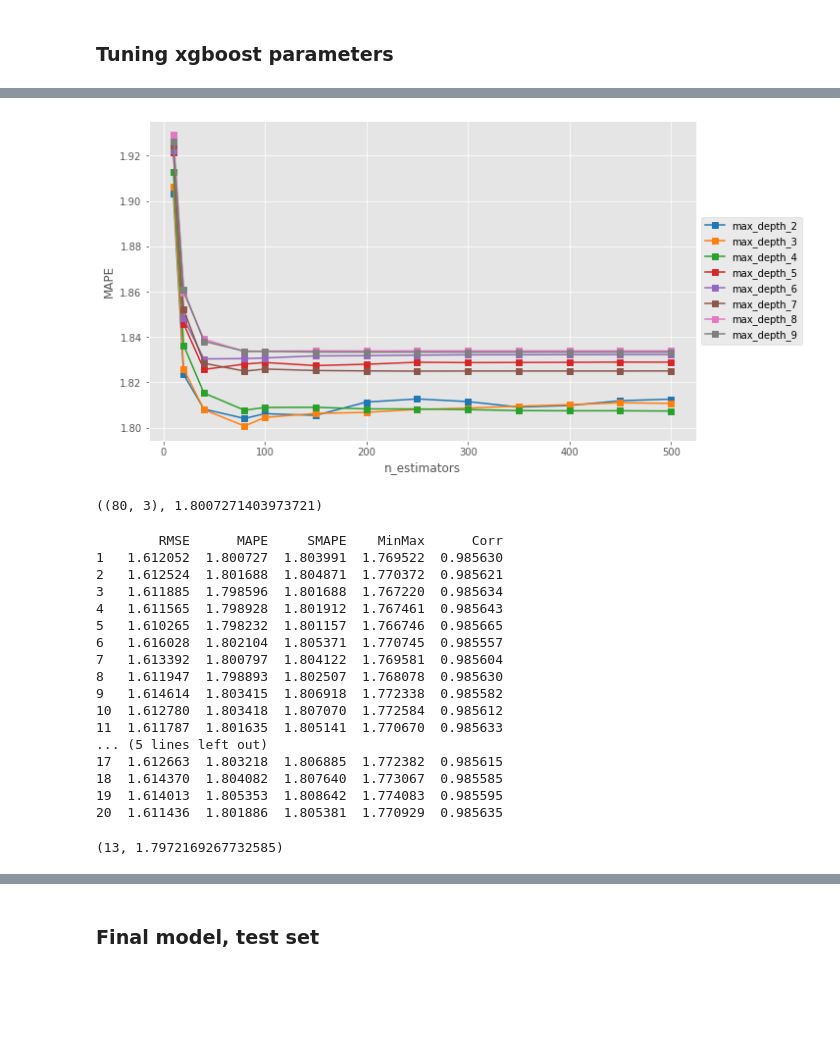
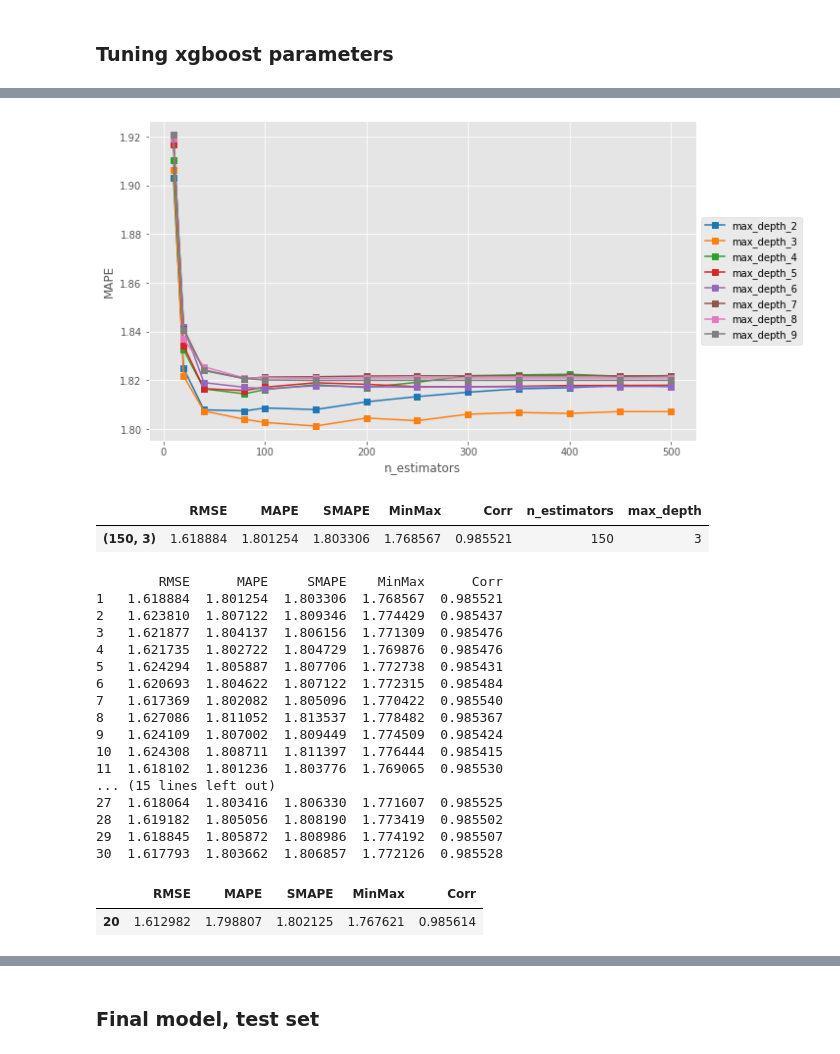
Before and after one commit to vimtex/ds_projects, a Jupyter notebook: stock_price/fslr/5_xgboost.ipynb, the cells around one changed output, grey strips where cells are left out. Saved outputs shown, nothing was run; the diff lists cells and outputs as text; code cells hidden in the pictures; blank space fills up the shorter version.

```diff
--- a/stock_price/fslr/5_xgboost.ipynb
+++ b/stock_price/fslr/5_xgboost.ipynb
@@ -323,9 +285,0 @@ train_val_scaled.head()
-# %%
-# Do scaling for val set
-val_scaled = val[['date']]
-for col in cols_list:
-    feat_list = [f'{col}_lag_{shift}' for shift in range(1, N+1)]
-    temp = val.apply(lambda row: scale_row(row[feat_list], row[col+'_mean'], row[col+'_std']), axis=1)
-    val_scaled = pd.concat([val_scaled, temp], axis=1)
-
-val_scaled.head()
@@ -340,9 +285,0 @@ val_scaled.head()
-# %%
-# Do scaling for test set
-test_scaled = test[['date']]
-for col in cols_list:
-    feat_list = [f'{col}_lag_{shift}' for shift in range(1, N+1)]
-    temp = test.apply(lambda row: scale_row(row[feat_list], row[col+'_mean'], row[col+'_std']), axis=1)
-    test_scaled = pd.concat([test_scaled, temp], axis=1)
-
-test_scaled.head()
@@ -383,0 +288,12 @@ X_test_scaled = test_scaled[features]
+# %%
+cols_to_lag = "volume adj_close range_hl range_oc".split()
+cols_to_scale = ["adj_close"]
+
+(   scaler, scaler_train_val,
+    train, val, train_val, test,
+    train_scaled, val_scaled, train_val_scaled, test_scaled,
+    X_train, y_train, X_val, y_val,
+    X_train_val, y_train_val, X_test, y_test,
+    X_train_scaled, y_train_scaled, X_val_scaled,
+    X_train_val_scaled, y_train_val_scaled, X_test_scaled
+) = data_preprocessing(data_copy, N, ntrain, nval, cols_to_lag, cols_to_scale)
@@ -403,7 +353,7 @@ plt.show();
 # %%
 # Create the model
 model = XGBRegressor(objective='reg:squarederror',
-                     seed=seed,
+                     random_state=seed,
                      n_estimators=n_estimators,
                      max_depth=max_depth,
                      learning_rate=learning_rate,
@@ -801,16 +594,17 @@ n_estimators_opt, max_depth_opt = metrics.MAPE.idxmin()
 [104 rows x 5 columns]
 # %%
 plot_two_params_tuning(metrics, param_label, param2_label)
-metrics.MAPE.idxmin(), metrics.MAPE.min()
+metrics.loc[[metrics.MAPE.idxmin()]]
 # %% [output]
-[figure, old version]
+[figure, new version]
-((80, 3), 1.8007271403973721)
+|  | RMSE | MAPE | SMAPE | MinMax | Corr | n_estimators | max_depth |
+| (150, 3) | 1.618884 | 1.801254 | 1.803306 | 1.768567 | 0.985521 | 150 | 3 |
 # %%
 param_label = 'learning_rate'
 param_list = [0.1]  # fixed at first
 
 param2_label = 'min_child_weight'
-param2_list = range(1, 21, 1)
+param2_list = range(1, 31, 1)
 
 metrics = pd.DataFrame()
 for param in param_list:
@@ -840,26 +634,27 @@ print(metrics)
 
 learning_rate_opt = 0.1
 min_child_weight_opt = metrics.MAPE.idxmin()
-metrics.MAPE.idxmin(), metrics.MAPE.min()
+metrics.loc[[metrics.MAPE.idxmin()]]
 # %% [output]
         RMSE      MAPE     SMAPE    MinMax      Corr
-1   1.612052  1.800727  1.803991  1.769522  0.985630
-2   1.612524  1.801688  1.804871  1.770372  0.985621
-3   1.611885  1.798596  1.801688  1.767220  0.985634
-4   1.611565  1.798928  1.801912  1.767461  0.985643
-5   1.610265  1.798232  1.801157  1.766746  0.985665
-6   1.616028  1.802104  1.805371  1.770745  0.985557
-7   1.613392  1.800797  1.804122  1.769581  0.985604
-8   1.611947  1.798893  1.802507  1.768078  0.985630
-9   1.614614  1.803415  1.806918  1.772338  0.985582
-10  1.612780  1.803418  1.807070  1.772584  0.985612
-11  1.611787  1.801635  1.805141  1.770670  0.985633
-... (5 lines left out)
-17  1.612663  1.803218  1.806885  1.772382  0.985615
-18  1.614370  1.804082  1.807640  1.773067  0.985585
-19  1.614013  1.805353  1.808642  1.774083  0.985595
-20  1.611436  1.801886  1.805381  1.770929  0.985635
+1   1.618884  1.801254  1.803306  1.768567  0.985521
+2   1.623810  1.807122  1.809346  1.774429  0.985437
+3   1.621877  1.804137  1.806156  1.771309  0.985476
+4   1.621735  1.802722  1.804729  1.769876  0.985476
+5   1.624294  1.805887  1.807706  1.772738  0.985431
+6   1.620693  1.804622  1.807122  1.772315  0.985484
+7   1.617369  1.802082  1.805096  1.770422  0.985540
+8   1.627086  1.811052  1.813537  1.778482  0.985367
+9   1.624109  1.807002  1.809449  1.774509  0.985424
+10  1.624308  1.808711  1.811397  1.776444  0.985415
+11  1.618102  1.801236  1.803776  1.769065  0.985530
+... (15 lines left out)
+27  1.618064  1.803416  1.806330  1.771607  0.985525
+28  1.619182  1.805056  1.808190  1.773419  0.985502
+29  1.618845  1.805872  1.808986  1.774192  0.985507
+30  1.617793  1.803662  1.806857  1.772126  0.985528
-(13, 1.7972169267732585)
+|  | RMSE | MAPE | SMAPE | MinMax | Corr |
+| 20 | 1.612982 | 1.798807 | 1.802125 | 1.767621 | 0.985614 |
 # %%
 metrics.plot(y=['MAPE'], style='o-');
 # %% [output]
```
Also changed, not shown: parts of 42 cells of this notebook, 9 other files.
